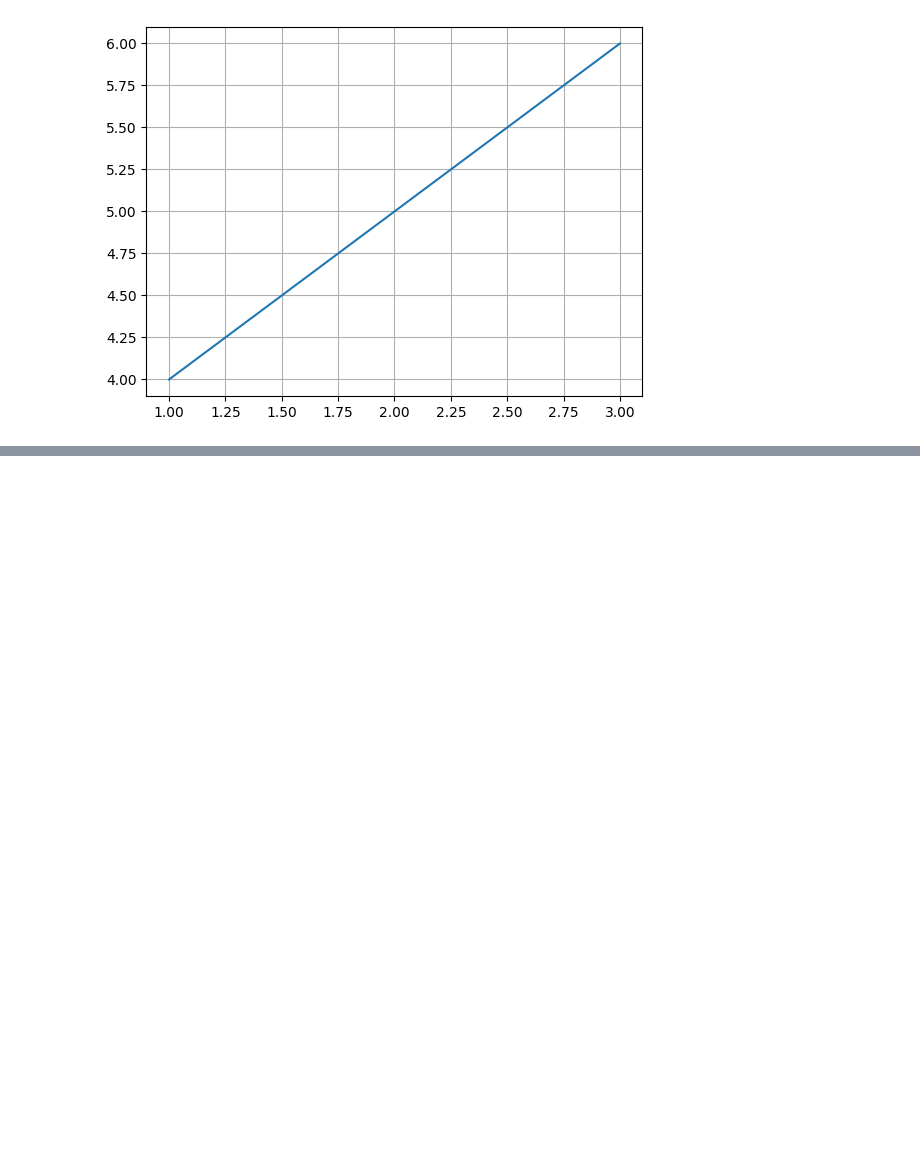
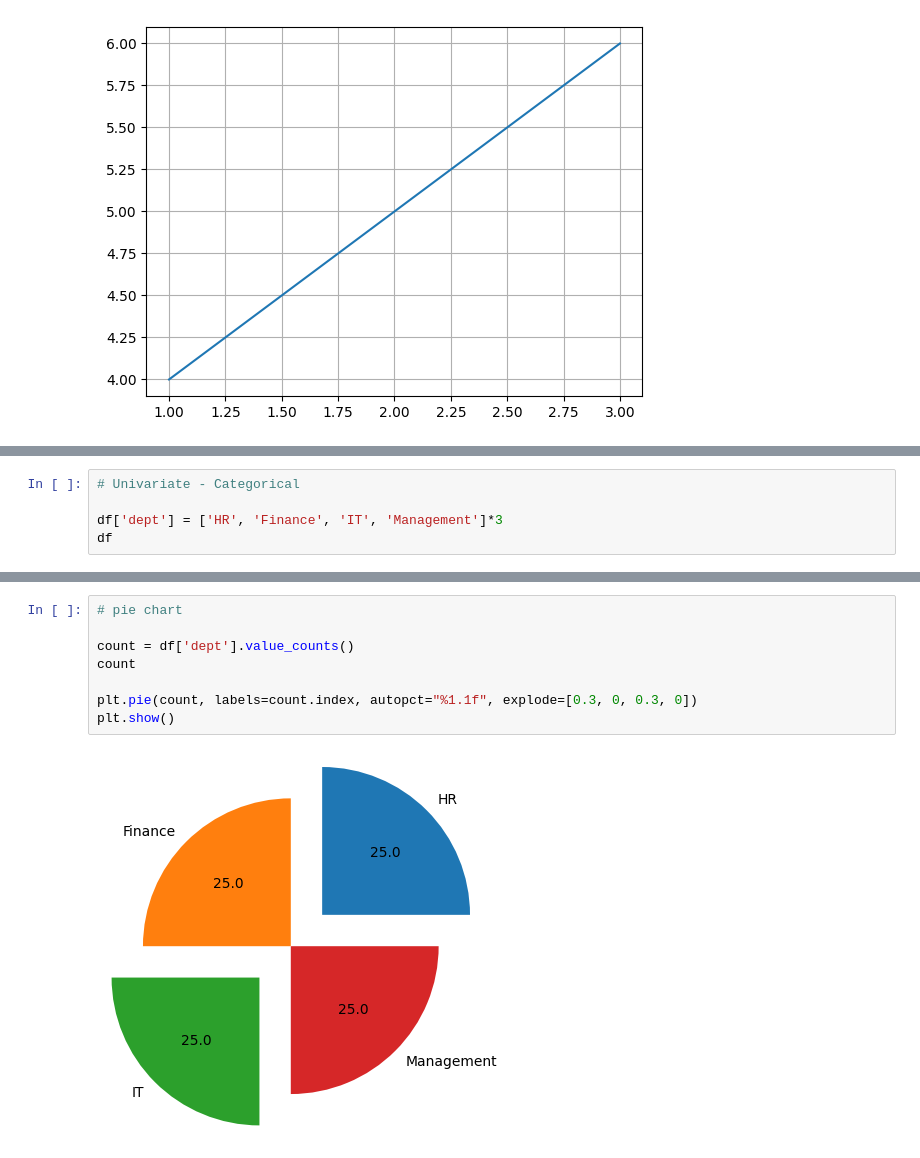
Before and after one commit to itspriyambhattacharya/matplotlib_learning, a Jupyter notebook: matplotlib_learning.ipynb, the cells around one changed output, grey strips where cells are left out. Drawn from its saved outputs; the diff is of its cells as text; blank space fills up the shorter version.

```diff
--- a/matplotlib_learning.ipynb
+++ b/matplotlib_learning.ipynb
@@ -41,0 +55,5 @@ plt.show()
+# %%
+# Univariate - Categorical
+
+df['dept'] = ['HR', 'Finance', 'IT', 'Management']*3
+df
@@ -41,0 +86,10 @@ plt.show()
+# %%
+# pie chart
+
+count = df['dept'].value_counts()
+count
+
+plt.pie(count, labels=count.index, autopct="%1.1f", explode=[0.3, 0, 0.3, 0])
+plt.show()
+# %% [output]
+[figure, added]
```
Also changed, not shown: parts of 12 cells of this notebook.
